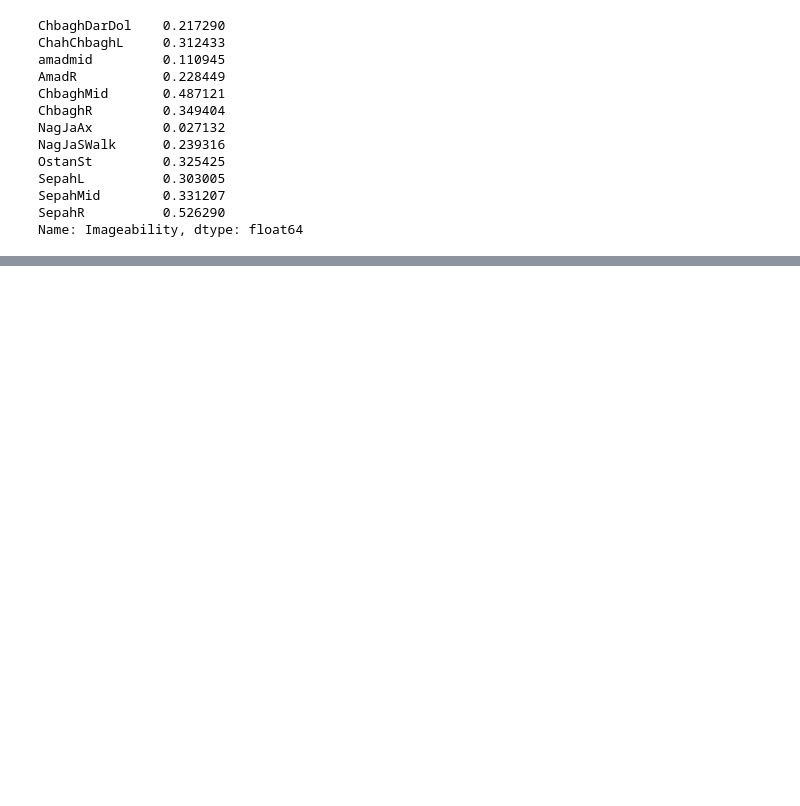
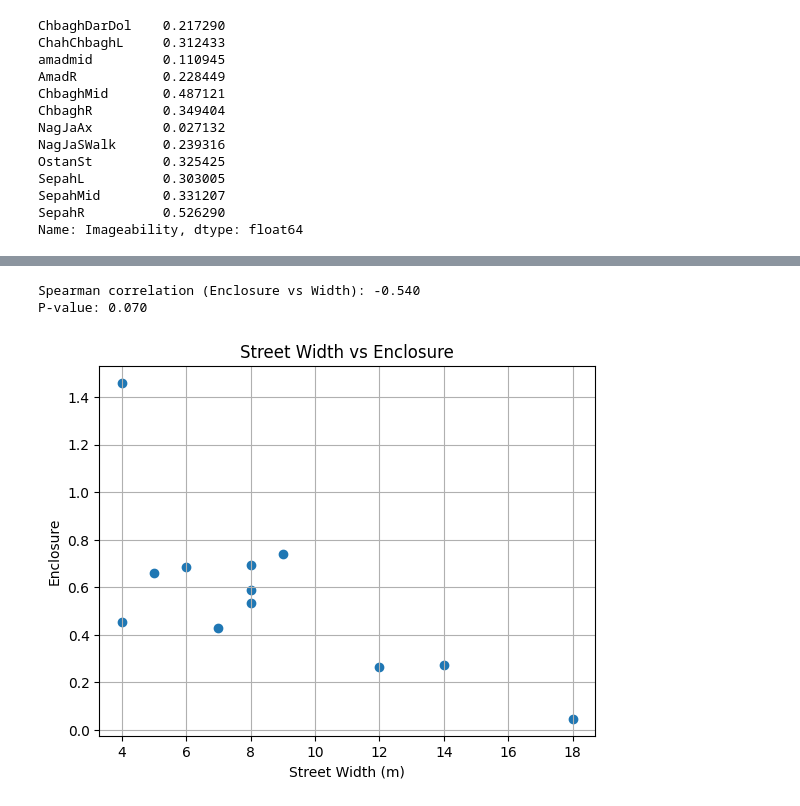
Before and after one commit to Hessam-Maniei/StreetPerception_ML, a Jupyter notebook: notebooks/copyresults.ipynb, the cells around one changed output, grey strips where cells are left out. Cells and saved outputs as stored; diff of their text form; code cells hidden in the pictures; blank space fills up the shorter version.

```diff
--- a/notebooks/copyresults.ipynb
+++ b/notebooks/copyresults.ipynb
@@ -2560,2 +2542,14 @@ Width_m                        0.227273  1.000000
 
 [25 rows x 25 columns]
+# %%
+epsilon = 1e-6  # small constant for numerical stability
+
+numeric_df["Walking_index"] = (
+
+    numeric_df["Person standing"] +
+    numeric_df["Person in group"]
+) / (
+    numeric_df["Path and sidewalk"] +
+    epsilon
+)
+display(numeric_df["Walking_index"])
@@ -2561,0 +2585,17 @@ Width_m                        0.227273  1.000000
+# %%
+# we make the Enclosure column as formula below and with coeeficient
+
+
+epsilon = 1e-6  # small constant for numerical stability
+
+numeric_df["Enclosure"] = (
+
+    numeric_df["Trees with columnar shape"] +
+    numeric_df["Palm trees"] +
+    numeric_df["Wall_pixels"]
+) / (
+    numeric_df["Path and sidewalk"] +
+    numeric_df["Sky"] +
+    epsilon
+)
+display(numeric_df["Enclosure"])
@@ -2561,0 +2634,26 @@ Width_m                        0.227273  1.000000
+# %%
+import scipy.stats as stats
+
+# extract the two columns
+enclosure = numeric_df["Enclosure"]
+width = numeric_df["Width_m"]
+
+# compute Spearman correlation
+rho, pval = stats.spearmanr(enclosure, width)
+
+print(f"Spearman correlation (Enclosure vs Width): {rho:.3f}")
+print(f"P-value: {pval:.3f}")
+# %% [output]
+Spearman correlation (Enclosure vs Width): -0.540
+P-value: 0.070
+# %%
+import matplotlib.pyplot as plt
+
+plt.scatter(numeric_df["Width_m"], numeric_df["Enclosure"])
+plt.xlabel("Street Width (m)")
+plt.ylabel("Enclosure")
+plt.title("Street Width vs Enclosure")
+plt.grid(True)
+plt.show()
+# %% [output]
+[figure, added]
```
Also changed, not shown: parts of 12 cells of this notebook, 2 other files.
